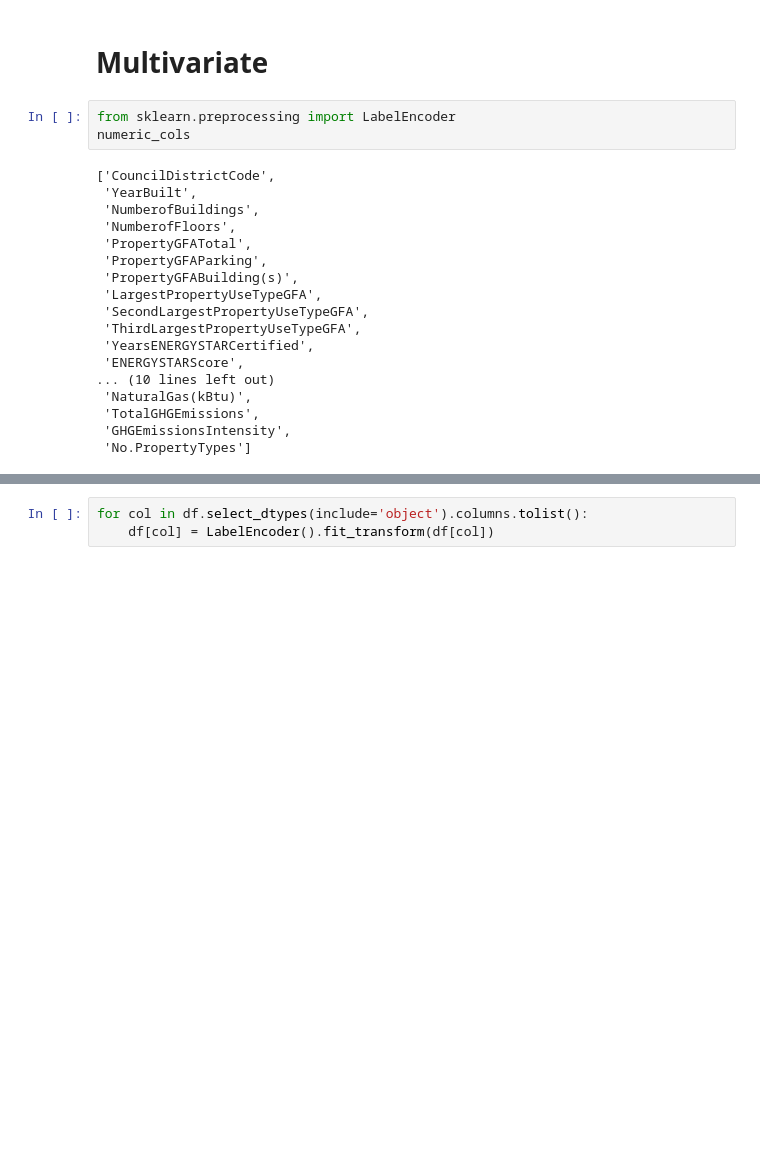
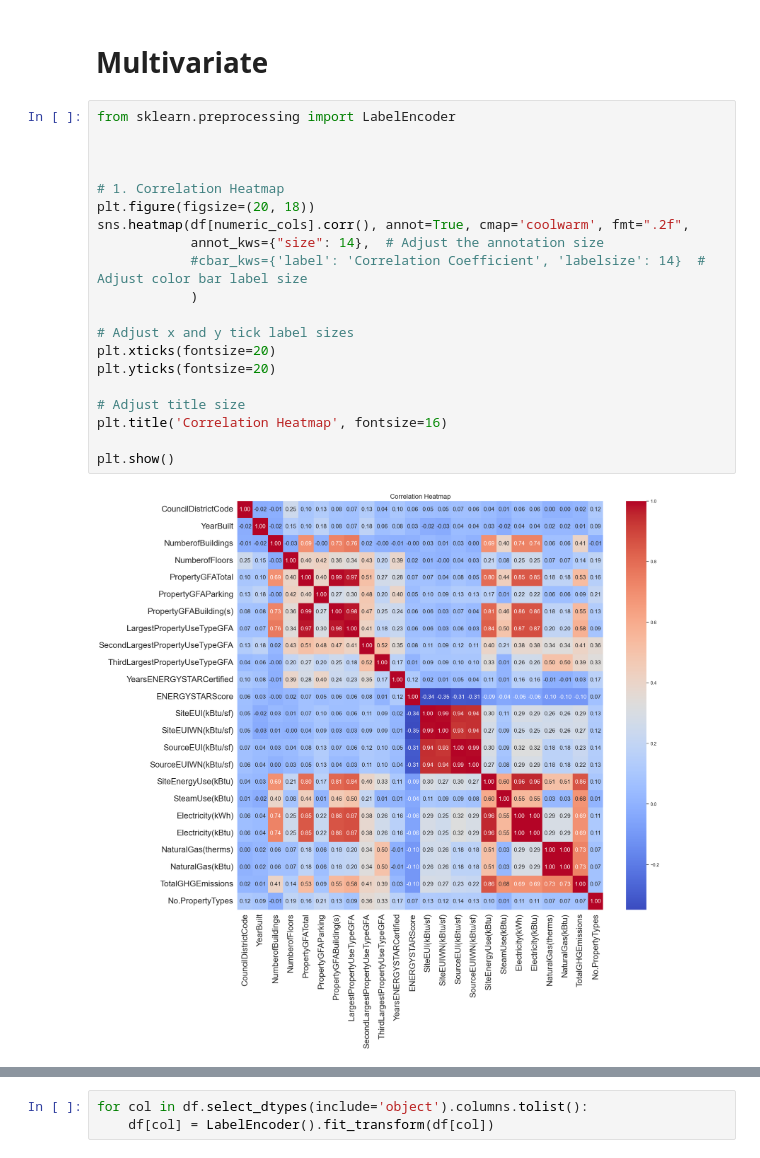
Before and after one commit to amaye15/OpenClassroom--Machine-Learning-Engineer, a Jupyter notebook: P3/P3.ipynb, the cells around one changed output, grey strips where cells are left out. Cells and saved outputs as stored; diff of their text form; blank space fills up the shorter version.

```diff
--- a/P3/P3.ipynb
+++ b/P3/P3.ipynb
@@ -437,24 +426,25 @@ plt.show()
 [figure]
 # %% [markdown]
 # Multivariate
-# %%
-from sklearn.preprocessing import LabelEncoder
-numeric_cols
-# %% [output]
-['CouncilDistrictCode',
- 'YearBuilt',
- 'NumberofBuildings',
- 'NumberofFloors',
- 'PropertyGFATotal',
- 'PropertyGFAParking',
- 'PropertyGFABuilding(s)',
- 'LargestPropertyUseTypeGFA',
- 'SecondLargestPropertyUseTypeGFA',
- 'ThirdLargestPropertyUseTypeGFA',
- 'YearsENERGYSTARCertified',
- 'ENERGYSTARScore',
-... (10 lines left out)
- 'NaturalGas(kBtu)',
- 'TotalGHGEmissions',
- 'GHGEmissionsIntensity',
- 'No.PropertyTypes']
+# %%
+from sklearn.preprocessing import LabelEncoder
+
+
+
+# 1. Correlation Heatmap
+plt.figure(figsize=(20, 18))
+sns.heatmap(df[numeric_cols].corr(), annot=True, cmap='coolwarm', fmt=".2f",
+            annot_kws={"size": 14},  # Adjust the annotation size
+            #cbar_kws={'label': 'Correlation Coefficient', 'labelsize': 14}  # Adjust color bar label size
+            )
+
+# Adjust x and y tick label sizes
+plt.xticks(fontsize=20)
+plt.yticks(fontsize=20)
+
+# Adjust title size
+plt.title('Correlation Heatmap', fontsize=16)
+
+plt.show()
+# %% [output]
+[figure, added]
```
Also changed, not shown: parts of 33 cells of this notebook, 2 other files.
